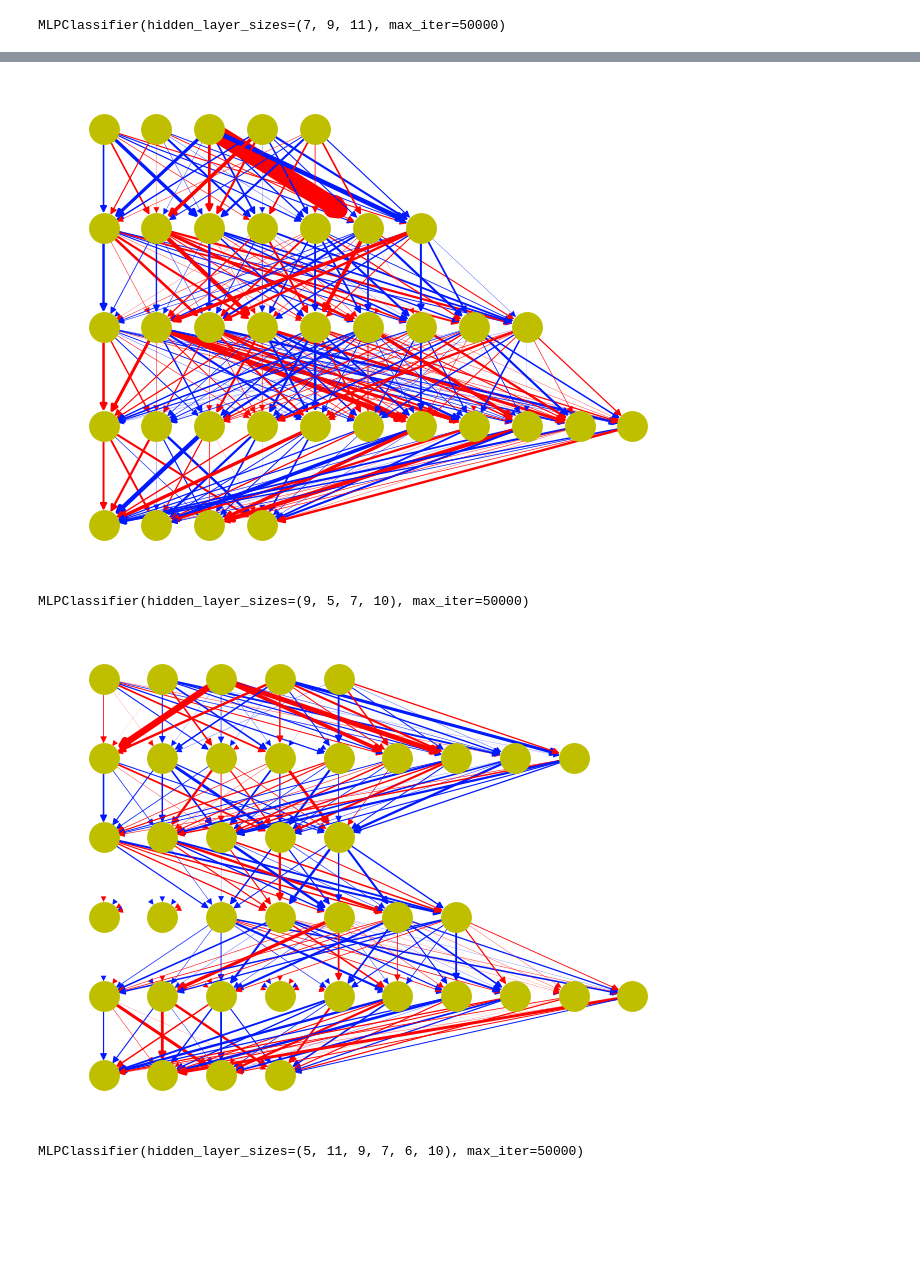
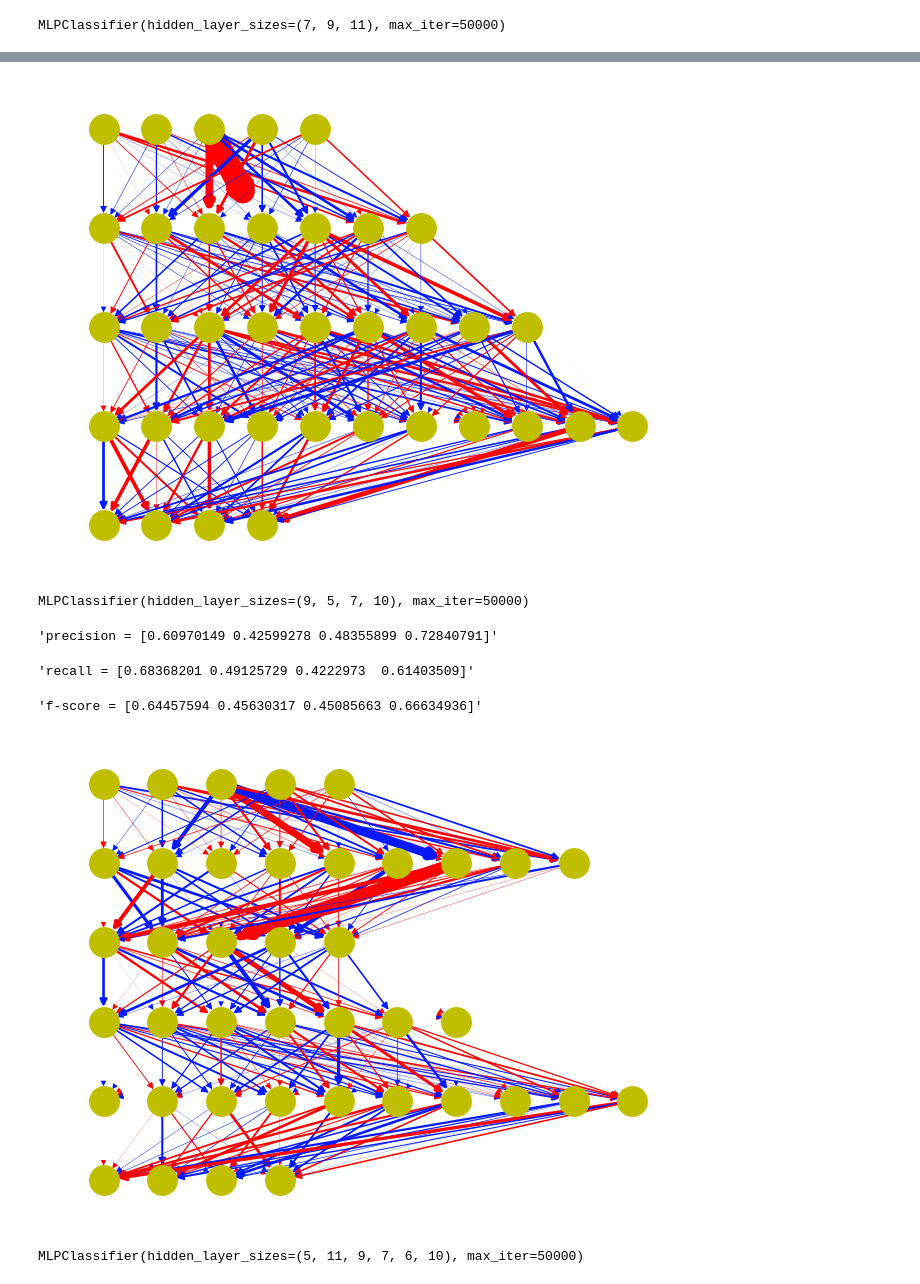
Before and after one commit to n8taylor/cs5830_project8, a Jupyter notebook: project8.ipynb, the cells around one changed output, grey strips where cells are left out. Drawn from its saved outputs; the diff is of its cells as text; code cells hidden in the pictures; blank space fills up the shorter version.

Commit message:
added scores to neural nets and actually removed outliers this time

```diff
--- a/project8.ipynb
+++ b/project8.ipynb
@@ -105,5 +93,6 @@ outliers
 | 19339 | 95207.0 | sold | 3500000.0 | 5.0 | 3.0 | 0.53 | 414569.0 | Park City | Utah | 84098.0 | ... |
 486 rows × 12 columns
 # %%
-df.drop(outliers.index)
+df = df.drop(outliers.index).reset_index()
+df
 # %% [output]
@@ -685,6 +677,8 @@ feature_cols = ['bed', 'bath', 'acre_lot', 'house_size', 'utah',]# 'days_since_l
 # define X and y
 X = df[feature_cols]
 y = df.price_range_encoded
+
+X_train, X_test, y_train, y_test = train_test_split(X, y)
 # %%
 scaler = StandardScaler()
 
@@ -767,62 +797,27 @@ def show_ann(mlp):
 
 show_ann(mlp)
 # %% [output]
-[figure, old version]
+[figure, new version]
 # %%
 # mlp = MLPClassifier(hidden_layer_sizes=(4),max_iter=500)
 mlp = MLPClassifier(hidden_layer_sizes=(9, 5, 7, 10),max_iter=50000)
 mlp.fit(X_train,y_train)
 # %% [output]
 MLPClassifier(hidden_layer_sizes=(9, 5, 7, 10), max_iter=50000)
+# %%
+predictions = mlp.predict(X_test)
+p,r,f,s = precision_recall_fscore_support(y_test, predictions, labels=[0, 1, 2, 3])
+display('precision = {}'.format(p))
+display('recall = {}'.format(r))
+display('f-score = {}'.format(f))
+# %% [output]
+'precision = [0.60970149 0.42599278 0.48355899 0.72840791]'
+'recall = [0.68368201 0.49125729 0.4222973  0.61403509]'
+'f-score = [0.64457594 0.45630317 0.45085663 0.66634936]'
 # %%
-def show_ann(mlp):
-    hidden_layers_n = len(mlp.coefs_)-1
-    layers_n = hidden_layers_n + 2
-    input_neurons_n = len(mlp.coefs_[0])
-    hidden_neurons_n = [len(mlp.coefs_[i+1]) for i in range(hidden_layers_n)]
-    output_neurons_n = len(mlp.coefs_[-1][0])
-
-    G = nx.DiGraph()
-    pos = {}
-
-    # Create the neurons of the input layer
-    for i in range(input_neurons_n):
-        pos['Layer0_{}'.format(i)] = (i,layers_n-1)
-
-    for j in range(hidden_layers_n):
-        # Create the neurons of the j'th hidden layer
-        prev_layer = j
-        cur_layer = j+1
-        if (j == 0):
-            prev_size = input_neurons_n
-        else:
-            prev_size = hidden_neurons_n[j-1]
-        for i in range(hidden_neurons_n[j]):
-            pos['Layer{}_{}'.format(cur_layer,i)] = (i,layers_n-1-cur_layer)
-            for k in range(prev_size):
-                w = mlp.coefs_[prev_layer][k][i]
-                G.add_edge('Layer{}_{}'.format(prev_layer,k),'Layer{}_{}'.format(cur_layer,i), weight=w)
-
-    # Create the neurons of the output layer
-    prev_layer = hidden_layers_n
-    cur_layer = hidden_layers_n+1
-    for i in range(output_neurons_n):
-        pos['Layer{}_{}'.format(cur_layer,i)] = (i,layers_n-1-cur_layer)
-        for k in range(hidden_neurons_n[-1]):
-            w = mlp.coefs_[prev_layer][k][i]
-            G.add_edge('Layer{}_{}'.format(prev_layer,k),'Layer{}_{}'.format(cur_layer,i), weight=w)
-
-    edges = G.edges()
-    colors = [colorsys.hsv_to_rgb(0 if G[u][v]['weight'] < 0 else 0.65,
-                                  1,#min(1, abs(G[u][v]['weight'])),
-                                  1) for u,v in edges]
-    weights = [abs(G[u][v]['weight'])*2 for u,v in edges]
-
-    nx.draw(G, pos, node_color='y', node_size=450, width=weights, edge_color=colors)
-
 show_ann(mlp)
 # %% [output]
-[figure, old version]
+[figure, new version]
 # %%
 # mlp = MLPClassifier(hidden_layer_sizes=(6),max_iter=500)
 mlp = MLPClassifier(hidden_layer_sizes=(5, 11, 9, 7, 6, 10),max_iter=50000)
```
Also changed, not shown: parts of 25 cells of this notebook.
